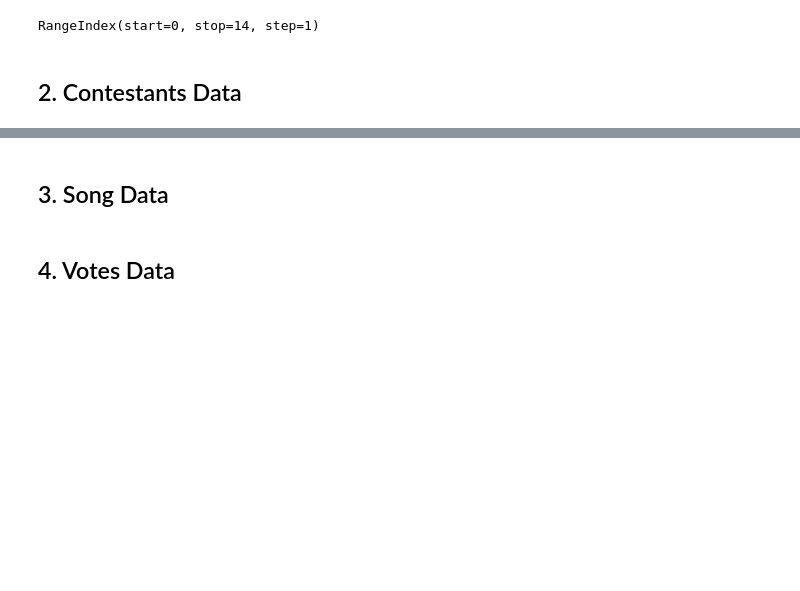
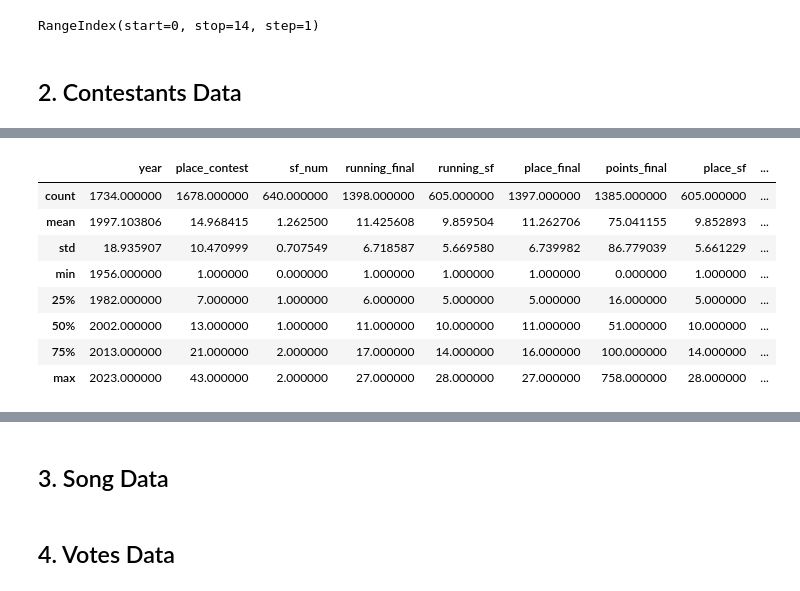
Before and after one commit to awamboldt/Alex_Ayla_Neringa, a Jupyter notebook: Ayla/summary_stats.ipynb, the cells around one changed output, grey strips where cells are left out. Cells and saved outputs as stored; diff of their text form; code cells hidden in the pictures; blank space fills up the shorter version.

```diff
--- a/Ayla/summary_stats.ipynb
+++ b/Ayla/summary_stats.ipynb
@@ -14,3 +45,18 @@ import pandas as pd
+# %%
+# define variables for the login
+pg_user = config['POSTGRES_USER']  # align the key label with your .env file !
+pg_host = config['POSTGRES_HOST']
+pg_port = config['POSTGRES_PORT']
+pg_db = config['POSTGRES_DB']
+pg_schema = config['POSTGRES_SCHEMA']
+pg_pass = config['POSTGRES_PASS']
+
+#SQL access details
+url = f'postgresql://{pg_user}:{pg_pass}@{pg_host}:{pg_port}/{pg_db}'
+engine = create_engine(url, echo=False)
+engine.url # password is hidden
+with engine.begin() as conn:
+    result = conn.execute(text(f'SET search_path TO {pg_schema};'))
 # %% [markdown]
 ## 1. Contest Data
 # %% [markdown]
@@ -171,0 +251,9 @@ RangeIndex(start=0, stop=14, step=1)
+# %%
+with engine.begin() as conn: # Done with echo=False
+    result = conn.execute(text(f'''
+                               SELECT * FROM contestants_enhanced;
+                                '''))
+    data = result.all()
+
+### Let's create a dataframe out of that
+df_contestants_enhanced = pd.DataFrame(data)
@@ -171,0 +290,12 @@ RangeIndex(start=0, stop=14, step=1)
+# %%
+df_contestants_enhanced.describe()
+# %% [output]
+|  | year | place_contest | sf_num | running_final | running_sf | place_final | points_final | place_sf | ... |
+| count | 1734.000000 | 1678.000000 | 640.000000 | 1398.000000 | 605.000000 | 1397.000000 | 1385.000000 | 605.000000 | ... |
+| mean | 1997.103806 | 14.968415 | 1.262500 | 11.425608 | 9.859504 | 11.262706 | 75.041155 | 9.852893 | ... |
+| std | 18.935907 | 10.470999 | 0.707549 | 6.718587 | 5.669580 | 6.739982 | 86.779039 | 5.661229 | ... |
+| min | 1956.000000 | 1.000000 | 0.000000 | 1.000000 | 1.000000 | 1.000000 | 0.000000 | 1.000000 | ... |
+| 25% | 1982.000000 | 7.000000 | 1.000000 | 6.000000 | 5.000000 | 5.000000 | 16.000000 | 5.000000 | ... |
+| 50% | 2002.000000 | 13.000000 | 1.000000 | 11.000000 | 10.000000 | 11.000000 | 51.000000 | 10.000000 | ... |
+| 75% | 2013.000000 | 21.000000 | 2.000000 | 17.000000 | 14.000000 | 16.000000 | 100.000000 | 14.000000 | ... |
+| max | 2023.000000 | 43.000000 | 2.000000 | 27.000000 | 28.000000 | 27.000000 | 758.000000 | 28.000000 | ... |
```
Also changed, not shown: parts of 33 cells of this notebook.
